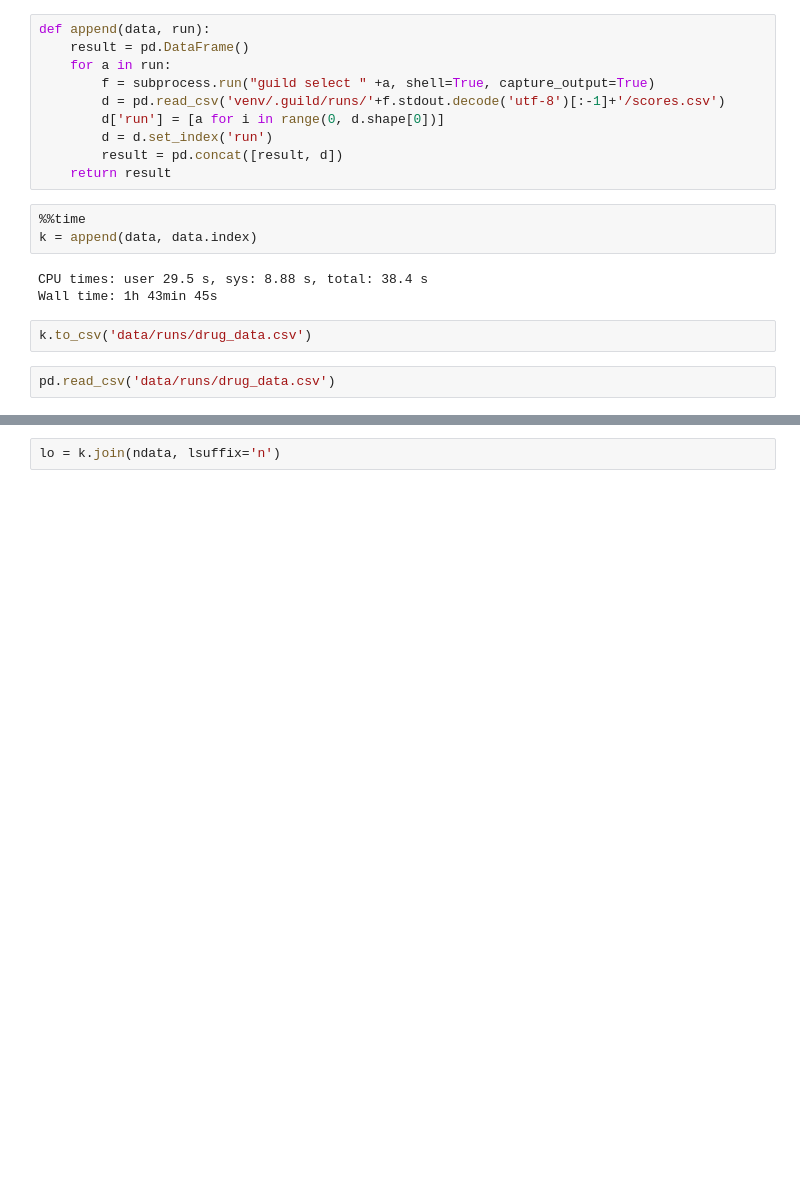
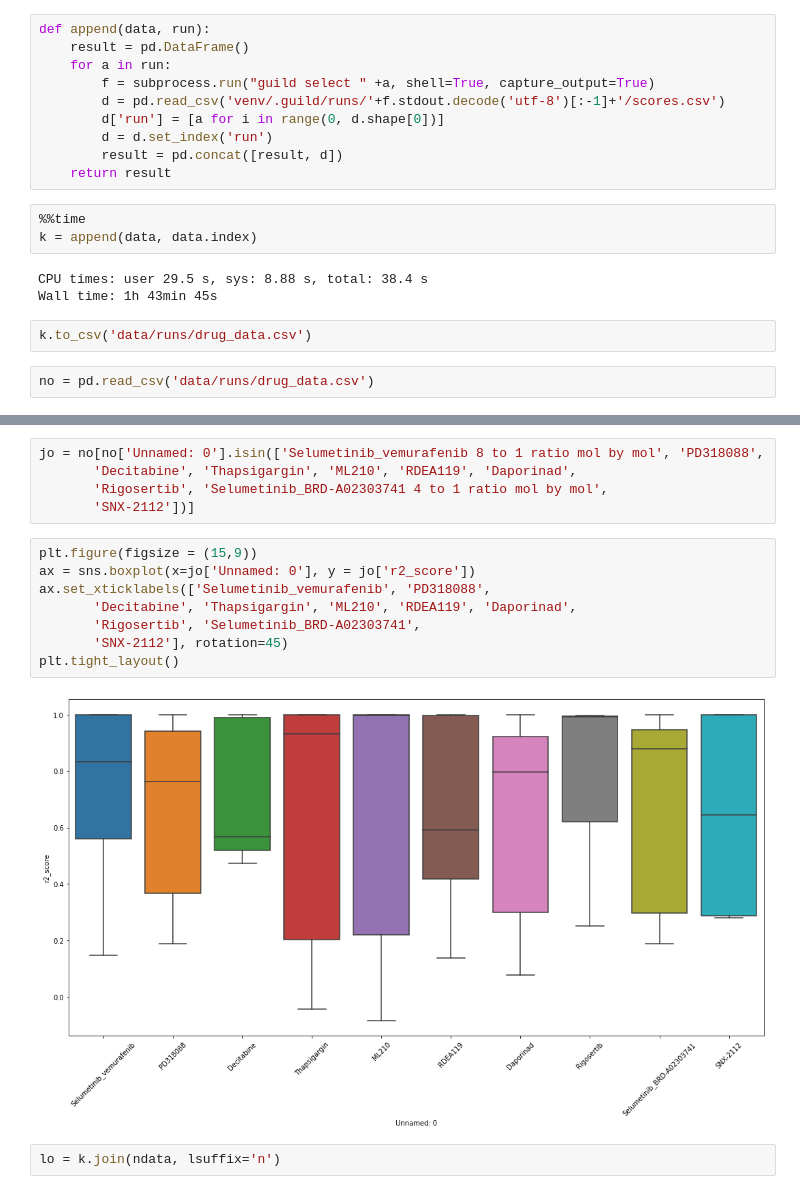
Before and after one commit to lucas-ubm/phc-data-pipeline, a Jupyter notebook: Ranalysis.ipynb, the cells around one changed output, grey strips where cells are left out. Drawn from its saved outputs; the diff is of its cells as text; blank space fills up the shorter version.

```diff
--- a/Ranalysis.ipynb
+++ b/Ranalysis.ipynb
@@ -179,4 +181,4 @@ Wall time: 1h 43min 45s
 # %%
 k.to_csv('data/runs/drug_data.csv')
 # %%
-pd.read_csv('data/runs/drug_data.csv')
+no = pd.read_csv('data/runs/drug_data.csv')
@@ -197,2 +238,17 @@ pd.read_csv('data/runs/drug_data.csv')
+# %%
+jo = no[no['Unnamed: 0'].isin(['Selumetinib_vemurafenib 8 to 1 ratio mol by mol', 'PD318088',
+       'Decitabine', 'Thapsigargin', 'ML210', 'RDEA119', 'Daporinad',
+       'Rigosertib', 'Selumetinib_BRD-A02303741 4 to 1 ratio mol by mol',
+       'SNX-2112'])]
+# %%
+plt.figure(figsize = (15,9))
+ax = sns.boxplot(x=jo['Unnamed: 0'], y = jo['r2_score'])
+ax.set_xticklabels(['Selumetinib_vemurafenib', 'PD318088',
+       'Decitabine', 'Thapsigargin', 'ML210', 'RDEA119', 'Daporinad',
+       'Rigosertib', 'Selumetinib_BRD-A02303741',
+       'SNX-2112'], rotation=45)
+plt.tight_layout()
+# %% [output]
+[figure, added]
 # %%
 lo = k.join(ndata, lsuffix='n')
```
Also changed, not shown: parts of 16 cells of this notebook, 3 other files.
